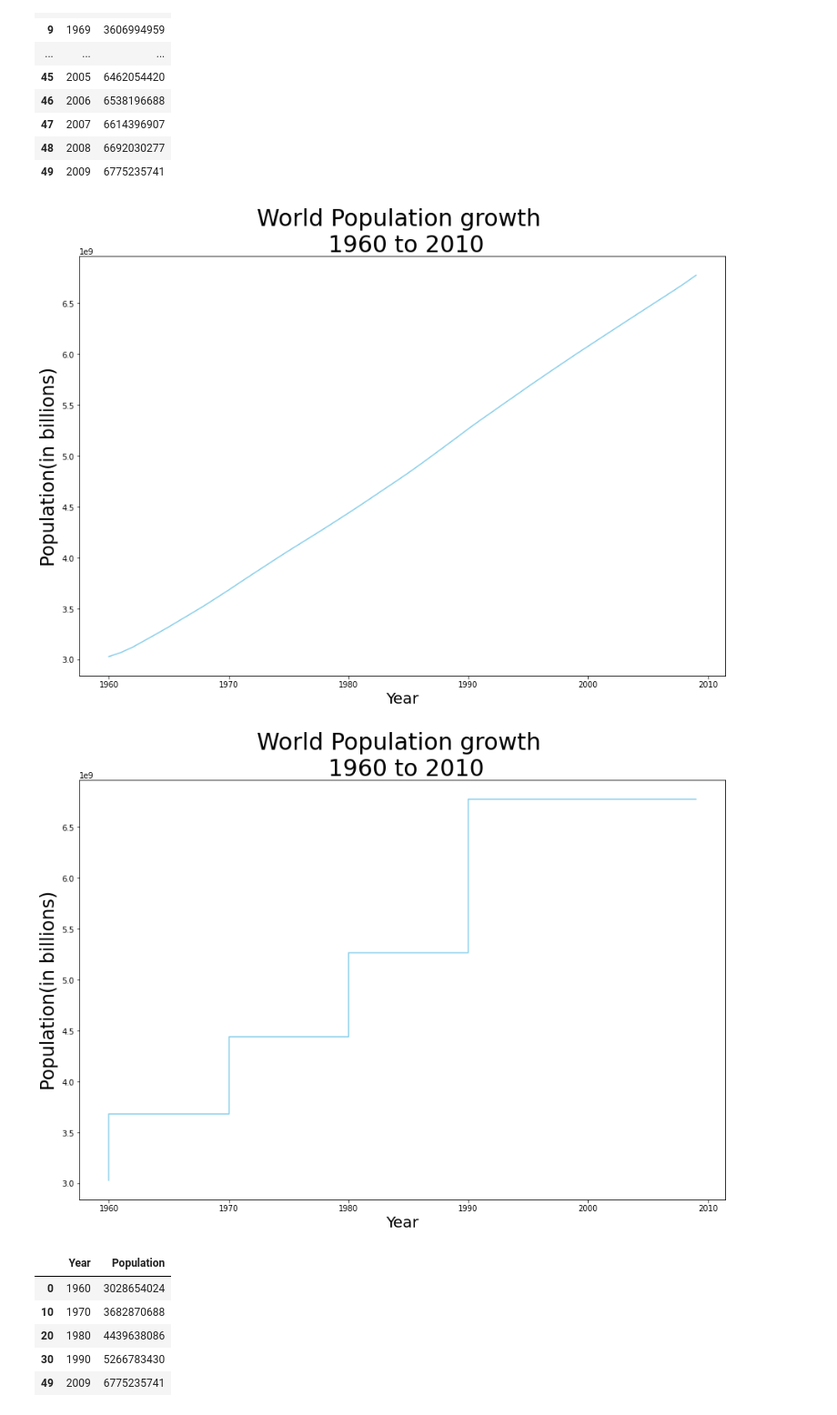
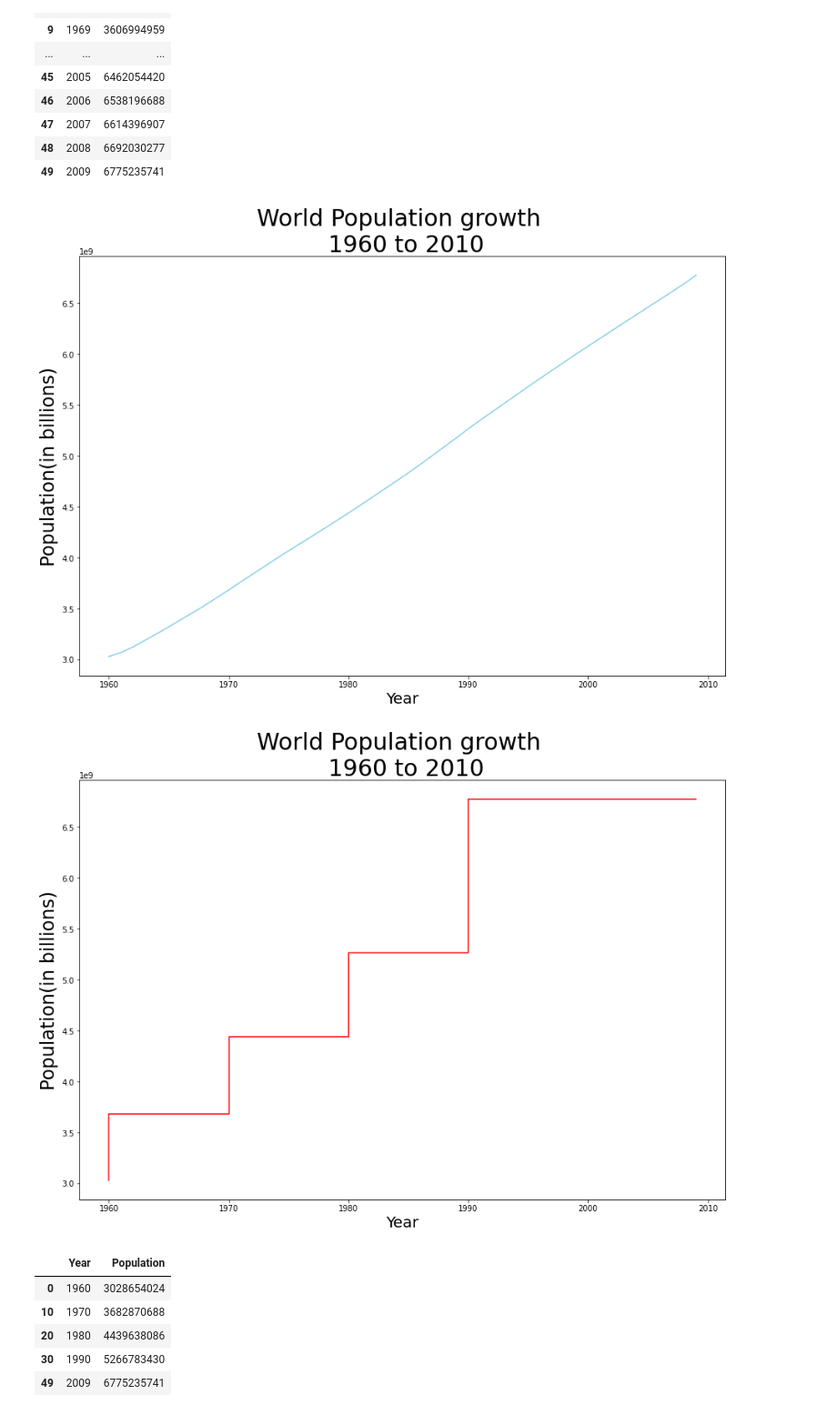
Before and after one commit to samantoz/dsc640-data_presentation, a Jupyter notebook: notebook/week2.ipynb, the cells around one changed output. Shown at 91% size. Drawn from its saved outputs; the diff is of its cells as text; code cells hidden in the pictures.

```diff
--- a/notebook/week2.ipynb
+++ b/notebook/week2.ipynb
@@ -37,34 +37,34 @@ world_population_df
 # %%
 # Draw plot
 
 
 plt.figure(figsize=(15,10))
 plt.xlabel("Year", fontsize=20)
 plt.ylabel("Population(in billions)", fontsize=24)
 plt.title("World Population growth \n 1960 to 2010", fontsize=30)
 plt.plot(world_population_df["Year"], world_population_df["Population"], color='skyblue', alpha=1)
 
 plt.show()
 
 plt.figure(figsize=(15, 10))
 plt.xlabel("Year", fontsize=20)
 plt.ylabel("Population(in billions)", fontsize=24)
 plt.title("World Population growth \n 1960 to 2010", fontsize=30)
 
 # Subsetting by decades only to show the steps clearly
 df_world_pop_by_decade = world_population_df.loc[world_population_df['Year'].isin([1960,1970,1980,1990,2009])]
 
 df_world_pop_by_decade
 
 X = df_world_pop_by_decade["Year"]
 Y = df_world_pop_by_decade["Population"]
 
-plt.step(x=X,y=Y, color='skyblue', alpha=1)
+plt.step(x=X,y=Y, color='red', alpha=1)
 
 plt.show()
 # %% [output]
 [figure]
-[figure, old version]
+[figure, new version]
 # %%
 # world_population_df.loc[world_population_df['Year']=='1960']
 # world_population_df.loc[world_population_df['Year']==1960]
```
Also changed, not shown: 1 other file.
